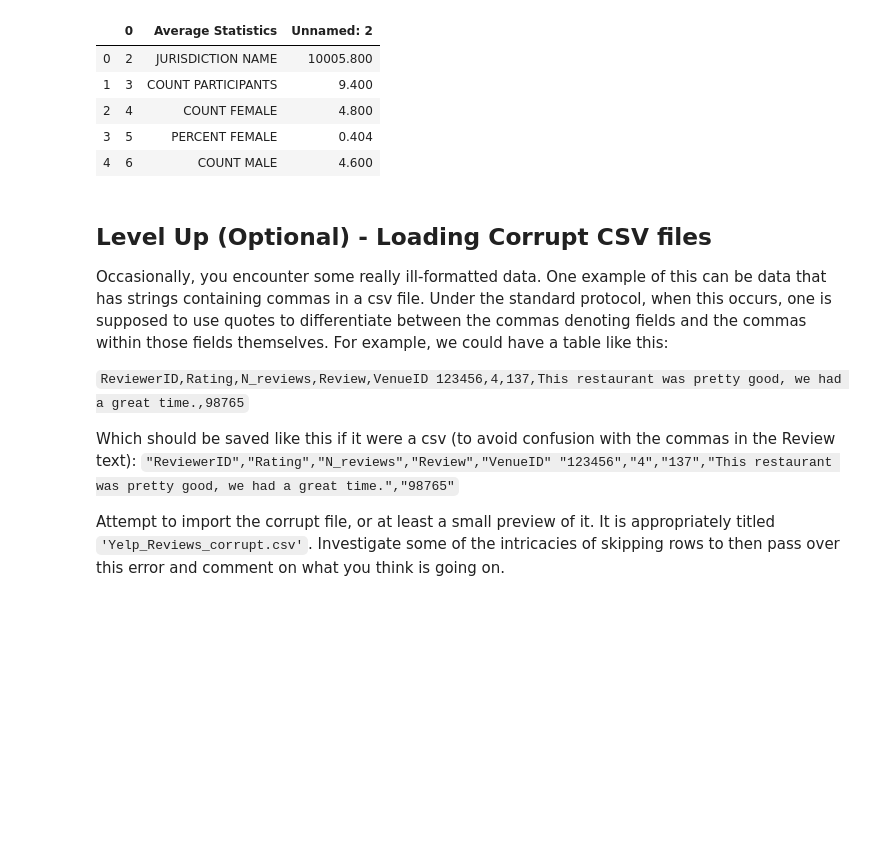
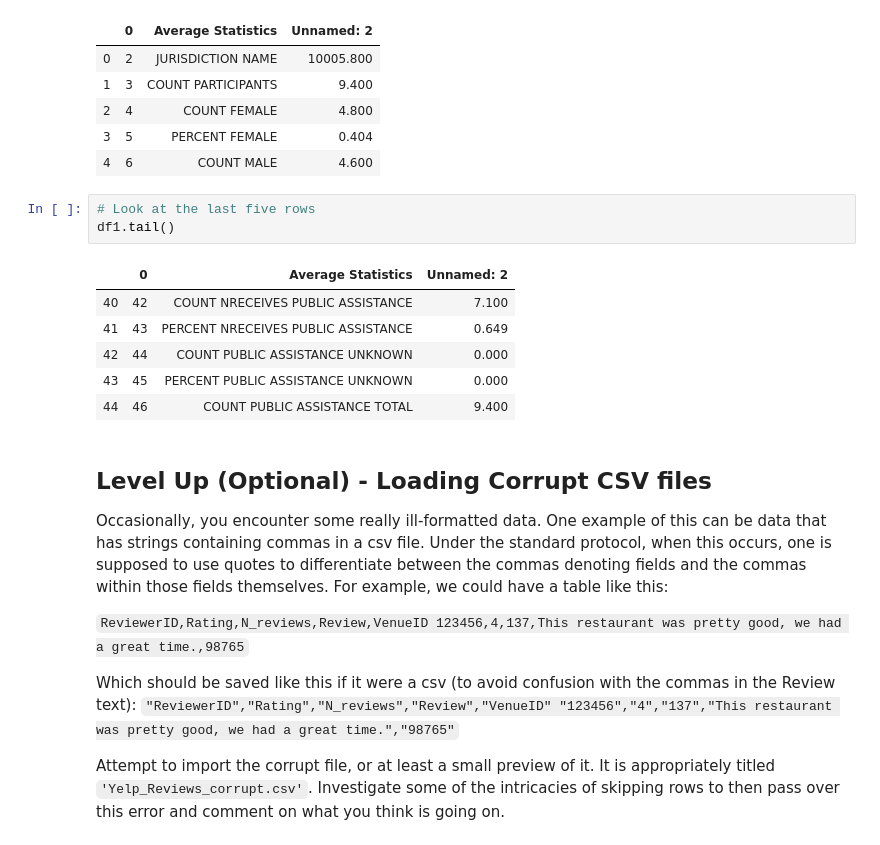
Before and after one commit to amdrexler23/dsc-importing-data-using-pandas-lab-nyc-ds-021720, a Jupyter notebook: index.ipynb, the cells around one changed output. Drawn from its saved outputs; the diff is of its cells as text; blank space fills up the shorter version.

```diff
--- a/index.ipynb
+++ b/index.ipynb
@@ -71,6 +71,16 @@ df1.head()
 | 2 | 4 | COUNT FEMALE | 4.800 |
 | 3 | 5 | PERCENT FEMALE | 0.404 |
 | 4 | 6 | COUNT MALE | 4.600 |
+# %%
+# Look at the last five rows
+df1.tail()
+# %% [output]
+|  | 0 | Average Statistics | Unnamed: 2 |
+| 40 | 42 | COUNT NRECEIVES PUBLIC ASSISTANCE | 7.100 |
+| 41 | 43 | PERCENT NRECEIVES PUBLIC ASSISTANCE | 0.649 |
+| 42 | 44 | COUNT PUBLIC ASSISTANCE UNKNOWN | 0.000 |
+| 43 | 45 | PERCENT PUBLIC ASSISTANCE UNKNOWN | 0.000 |
+| 44 | 46 | COUNT PUBLIC ASSISTANCE TOTAL | 9.400 |
 # %% [markdown]
 ## Level Up (Optional) - Loading Corrupt CSV files
 
```
